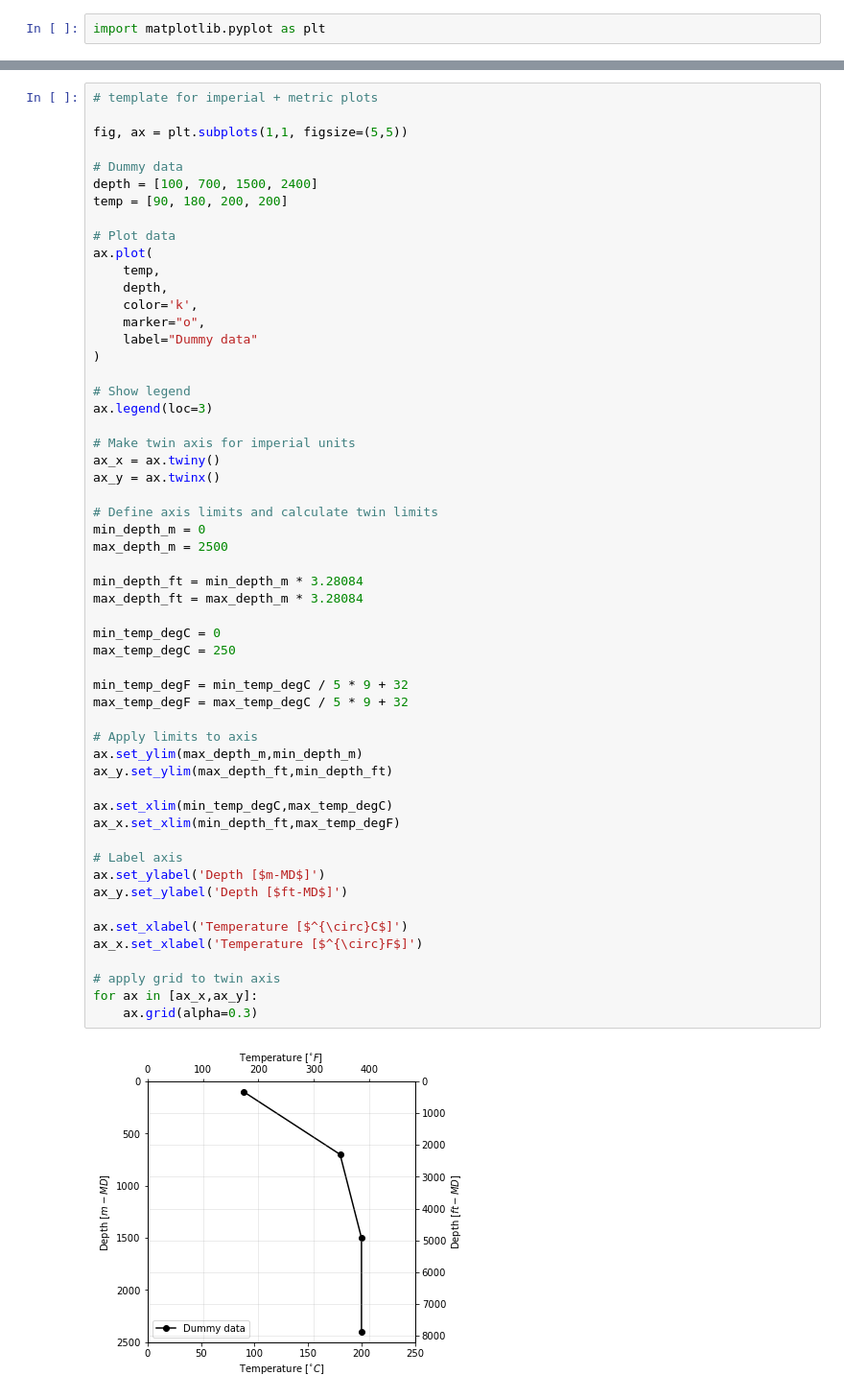
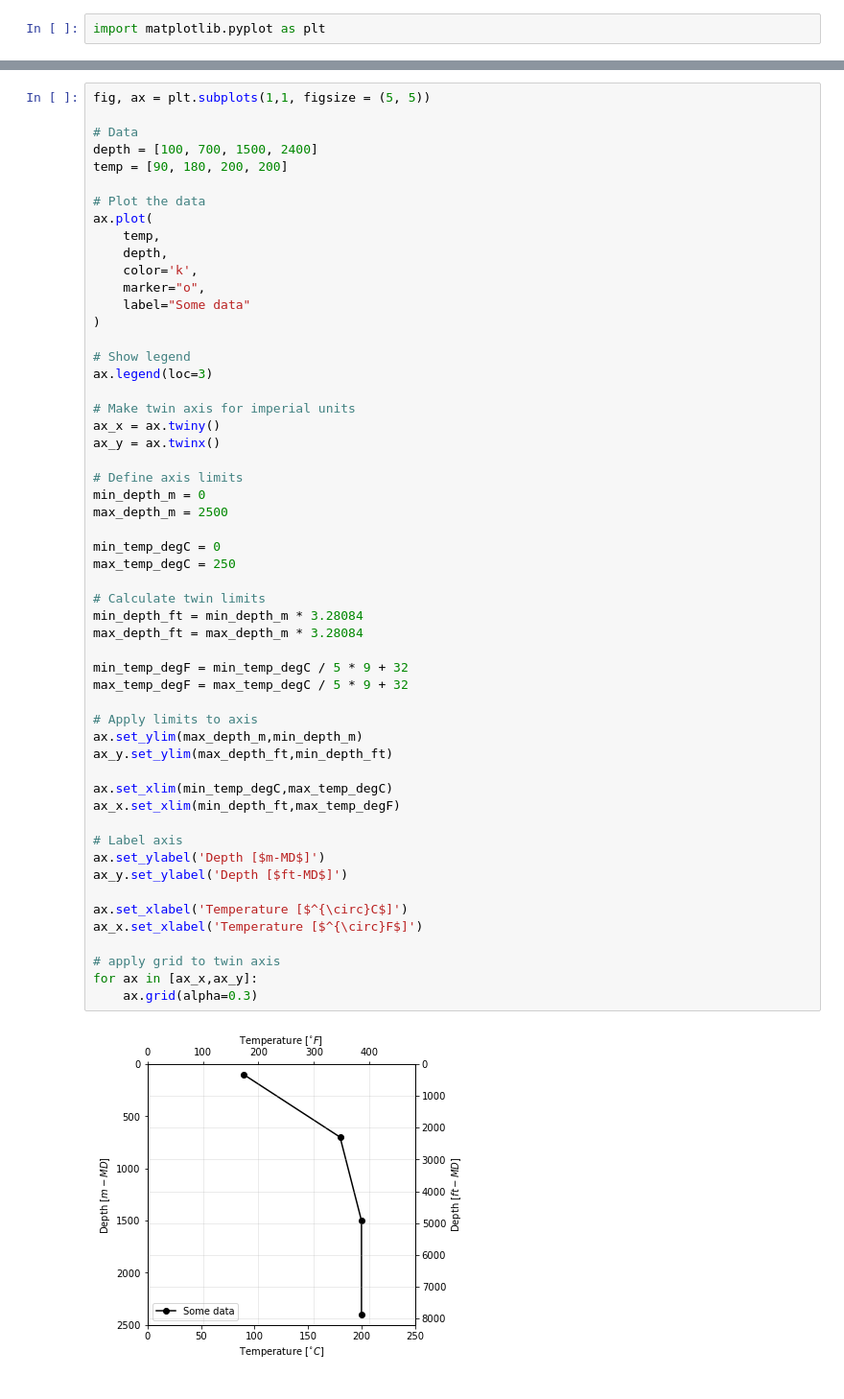
Before and after one commit to ICWallis/tutorial-publication-ready-figures, a Jupyter notebook: Recipes/twin-axis.ipynb, the cells around one changed output, grey strips where cells are left out. Shown: that part at 96% size. Drawn from its saved outputs; the diff is of its cells as text.

```diff
--- a/Recipes/twin-axis.ipynb
+++ b/Recipes/twin-axis.ipynb
@@ -3,19 +15,17 @@ import matplotlib.pyplot as plt
 # %%
-# template for imperial + metric plots
+fig, ax = plt.subplots(1,1, figsize = (5, 5))
 
-fig, ax = plt.subplots(1,1, figsize=(5,5))
-
-# Dummy data
+# Data
 depth = [100, 700, 1500, 2400]
 temp = [90, 180, 200, 200]
 
-# Plot data
+# Plot the data
 ax.plot(
     temp,
     depth,
     color='k',
     marker="o",
-    label="Dummy data"
+    label="Some data"
 )
 
 # Show legend
@@ -25,35 +35,36 @@ ax.legend(loc=3)
 ax_x = ax.twiny()
 ax_y = ax.twinx()
 
-# Define axis limits and calculate twin limits
+# Define axis limits
 min_depth_m = 0
 max_depth_m = 2500
 
+min_temp_degC = 0
+max_temp_degC = 250
+
+# Calculate twin limits
 min_depth_ft = min_depth_m * 3.28084
 max_depth_ft = max_depth_m * 3.28084
-
-min_temp_degC = 0
-max_temp_degC = 250
 
 min_temp_degF = min_temp_degC / 5 * 9 + 32
 max_temp_degF = max_temp_degC / 5 * 9 + 32
 
 # Apply limits to axis
 ax.set_ylim(max_depth_m,min_depth_m)
 ax_y.set_ylim(max_depth_ft,min_depth_ft)
 
 ax.set_xlim(min_temp_degC,max_temp_degC)
 ax_x.set_xlim(min_depth_ft,max_temp_degF)
 
 # Label axis
 ax.set_ylabel('Depth [$m-MD$]')
 ax_y.set_ylabel('Depth [$ft-MD$]')
 
 ax.set_xlabel('Temperature [$^{\circ}C$]')
 ax_x.set_xlabel('Temperature [$^{\circ}F$]')
 
 # apply grid to twin axis
 for ax in [ax_x,ax_y]:
     ax.grid(alpha=0.3)
 # %% [output]
-[figure, old version]
+[figure, new version]
```
Also changed, not shown: parts of 6 cells of this notebook.
